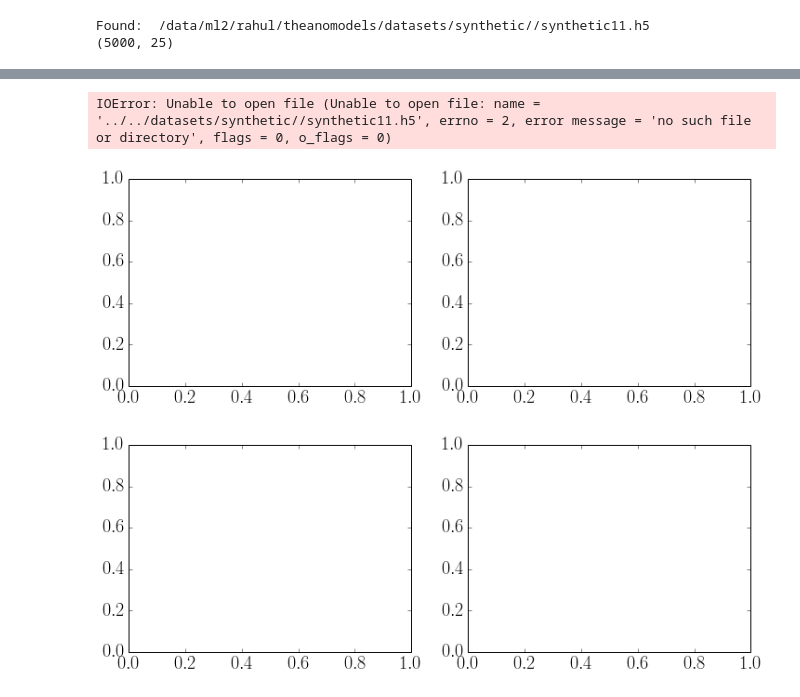
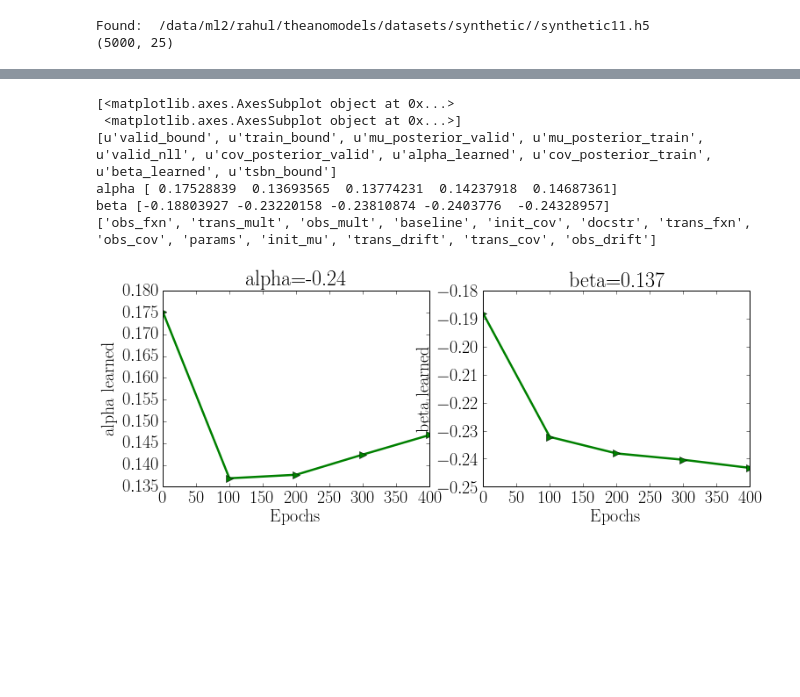
Before and after one commit to clinicalml/structuredinference, a Jupyter notebook: ipynb/synthetic/VisualizeSynthetic-fast.ipynb, the cells around one changed output, grey strips where cells are left out. Saved outputs shown, nothing was run; the diff lists cells and outputs as text; code cells hidden in the pictures; blank space fills up the shorter version.

```diff
--- a/ipynb/synthetic/VisualizeSynthetic-fast.ipynb
+++ b/ipynb/synthetic/VisualizeSynthetic-fast.ipynb
@@ -68,6 +66,71 @@ UKF
+# %%
+#Visualizing epoch
+getepoch = re.compile("-EP(.*)-")
+MAXEPOCH = 2000
+paramconfig =''
+
+markers  = {}
+markers['ST-L']  = 'v'
+markers['ST-LR'] = '<'
+markers['ST-R']  = '>'
+markers['MF-L']  = '8'
+markers['MF-LR'] = '1'
+markers['MF-R']  = 'p'
+markers['x']  = 's'
+markers['z']  = 's'
+markers['KF'] = 's'
+
+colors   = {}
+colors['ST-L']  = 'k'
+colors['ST-LR'] = 'b'
+colors['ST-R']  = 'g'
+colors['MF-L']  = 'y'
+colors['MF-LR'] = 'r'
+colors['MF-R']  = 'c'
+colors['x']  = '#FF6347'
+colors['z']  = '#FF6347'
+colors['KF'] = '#C0C0C0'
+
+Nparams = len(dset_params)
+
+fig_train,axlist_train = plt.subplots(1,Nparams,figsize = (12,4))
+if Nparams==1:
+    axlist_train =[axlist_train]
+else:
+    axlist_train = axlist_train.ravel()
+print axlist_train
+
+for f in glob.glob(SAVEDIR+'/*'+paramconfig+'*-final.h5'):
+    code     = getCode(f)
+    synthData= getHDF5Data(DATADIR+'/'+dataset+'.h5')
+    alldata  = getHDF5Data(f)
+    print alldata.keys()
+    params  = readPickle(getConfigFile(f))[0]
+    for idx,k in enumerate(dset_params):
+        assert k+'_learned' in alldata,'Expecting '+str(k)
+        X       = np.arange(0,alldata['train_bound'].shape[0],params['savefreq'])
+        Y       = alldata[k+'_learned']
+        Y_se    = (Y-dset_params[k])**2
+        plotBounds(axlist_train[idx],X,Y,colors[code], markers[code],label = code)
+        print k,Y
+
+print params_synthetic[dataset].keys()
+for idx,k in enumerate(dset_params):
+    ax = axlist_train[idx]
+    ax.set_xlabel('Epochs')
+    ax.set_ylabel(k+' learned')
+    ax.set_title(k+'='+str(dset_params[k]))
+# %% [output]
+[<matplotlib.axes.AxesSubplot object at 0x...>
+ <matplotlib.axes.AxesSubplot object at 0x...>]
+[u'valid_bound', u'train_bound', u'mu_posterior_valid', u'mu_posterior_train', u'valid_nll', u'cov_posterior_valid', u'alpha_learned', u'cov_posterior_train', u'beta_learned', u'tsbn_bound']
+alpha [ 0.17528839  0.13693565  0.13774231  0.14237918  0.14687361]
+beta [-0.18803927 -0.23220158 -0.23810874 -0.2403776  -0.24328957]
+['obs_fxn', 'trans_mult', 'obs_mult', 'baseline', 'init_cov', 'docstr', 'trans_fxn', 'obs_cov', 'params', 'init_mu', 'trans_drift', 'trans_cov', 'obs_drift']
+[figure, added]
 # %%
 getepoch = re.compile("-EP(.*)-")
-MAXEPOCH = 2000
+MAXEPOCH = 200
 paramconfig =''
 
 markers  = {}
@@ -92,8 +155,6 @@ colors['x']  = '#FF6347'
 colors['z']  = '#FF6347'
 colors['KF'] = '#C0C0C0'
 
-def plotBounds(ax, x, y,c, m, label = None):
-    ax.plot(x,y,label = label,marker =m, color=c)
 def estimateMSE(mu_posterior, true_z):
     err_sum = np.square(mu_posterior-true_z.repeat(mu_posterior.shape[2],2)).sum(0,keepdims=True).sum(1,keepdims=True)
     rmse = np.sqrt(err_sum/float(mu_posterior.shape[0]*mu_posterior.shape[1])).squeeze()
@@ -104,13 +165,14 @@ def estimateMSE(mu_posterior, true_z):
 fig_train,axlist_train = plt.subplots(1,2,figsize = (12,4))
 fig_valid,axlist_valid = plt.subplots(1,2,figsize = (12,4))
 for f in glob.glob(SAVEDIR+'/*'+paramconfig+'*-final.h5'):
+    code    = getCode(f)
     synthData= getHDF5Data(DATADIR+'/'+dataset+'.h5')
-    code    = getCode(f)
     if code in ['MF-R','ST-L']:
         continue
     alldata = getHDF5Data(f)
     config  = getPKLData(f.replace('final','config').replace('h5','pkl'))
     X_Y     = alldata['train_bound'][10:,:][::config['savefreq'],:]
+    print X_Y[:,0],maxEPOCH
     idxMax  = np.where(X_Y[:,0]>maxEPOCH)[0][0]
     plotBounds(axlist_train.ravel()[1],X_Y[:idxMax,0],X_Y[:idxMax,1],colors[code], markers[code],label = code)
     X_Y     = alldata['valid_bound'][1:,:]
@@ -172,14 +234,10 @@ ax.set_title(params_synthetic[dataset]['docstr'])
 
 axlist_train[0].legend(loc='upper center', bbox_to_anchor=(0.6, 1.4),ncol=3, frameon=False)
 plt.figure(fig_train.number)
-plt.savefig(dataset+'-train-bound.pdf',bbox_inches='tight')
+#plt.savefig(dataset+'-train-bound.pdf',bbox_inches='tight')
 axlist_valid[0].legend(loc='upper center', bbox_to_anchor=(0.6, 1.4),ncol=3, frameon=False)
 plt.figure(fig_valid.number)
 #plt.savefig(dataset+'-valid-bound.pdf',bbox_inches='tight')
-# %% [output]
-IOError: Unable to open file (Unable to open file: name = '../../datasets/synthetic//synthetic11.h5', errno = 2, error message = 'no such file or directory', flags = 0, o_flags = 0)
-[figure, removed]
-[figure, removed]
 # %%
 #Reconstructions
 MARKER  = -1
```
Also changed, not shown: parts of 7 cells of this notebook, 2 other files.
